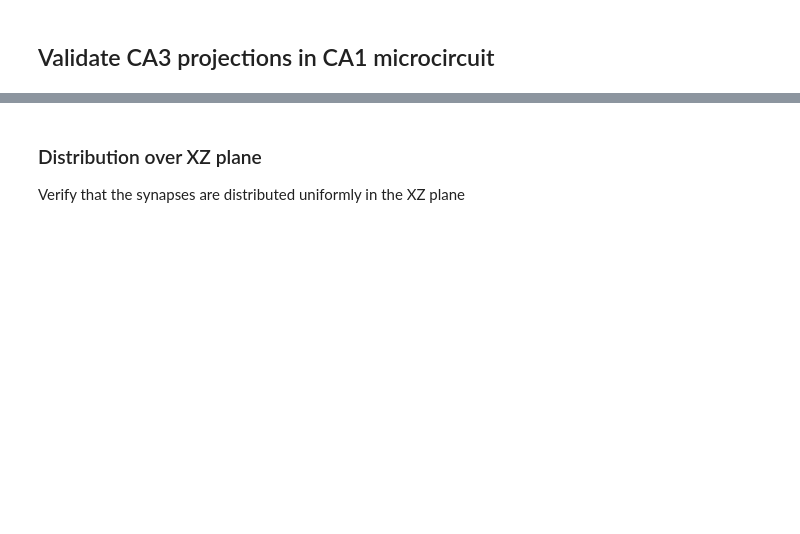
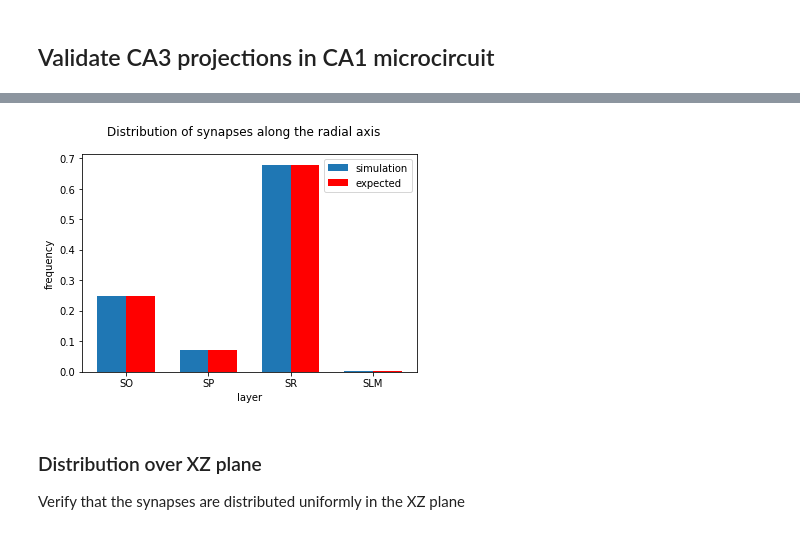
Before and after one commit to BlueBrain/MOOC-hippocampus-network-simulation-2019, a Jupyter notebook: notebooks/external_innervation.ipynb, the cells around one changed output, grey strips where cells are left out. Cells and saved outputs as stored; diff of their text form; code cells hidden in the pictures; blank space fills up the shorter version.

```diff
--- a/notebooks/external_innervation.ipynb
+++ b/notebooks/external_innervation.ipynb
@@ -108,19 +172,22 @@ synapses.head()
 # %%
 # model distribution
 layers = ['SO', 'SP', 'SR', 'SLM']
 mod_y_distr = np.array([np.count_nonzero(synapses.layer==layer) for layer in layers], dtype=np.float32)
 mod_y_distr = mod_y_distr/mod_y_distr.sum()
-exp_y_distr = [0.2476014415, 0.0705293209, 0.6792951748, 0.0025740628]
+exp_y_distr = [0.2476014415, 0.0705293209, 0.6792951748, 0.0025740628] # Bezaire and Soltesz, 2013
 x = np.arange(4)
+width = 0.35
 fig, ax = plt.subplots()
-ax.bar(x, mod_y_distr, label='simulation')
-ax.plot(x,exp_y_distr,color='r', label='expected')
+ax.bar(x-width/2, mod_y_distr, width, label='simulation')
+ax.bar(x+width/2, exp_y_distr, width, color='r', label='expected')
 plt.xticks(x, layers)
 fig.suptitle('Distribution of synapses along the radial axis')
 ax.set_xlabel('layer')
 ax.set_ylabel('frequency')
 plt.legend(loc='upper right')
 plt.show()
+# %% [output]
+[figure, added]
 # %% [markdown]
 ### Distribution over XZ plane
 
```
Also changed, not shown: parts of 15 cells of this notebook.
